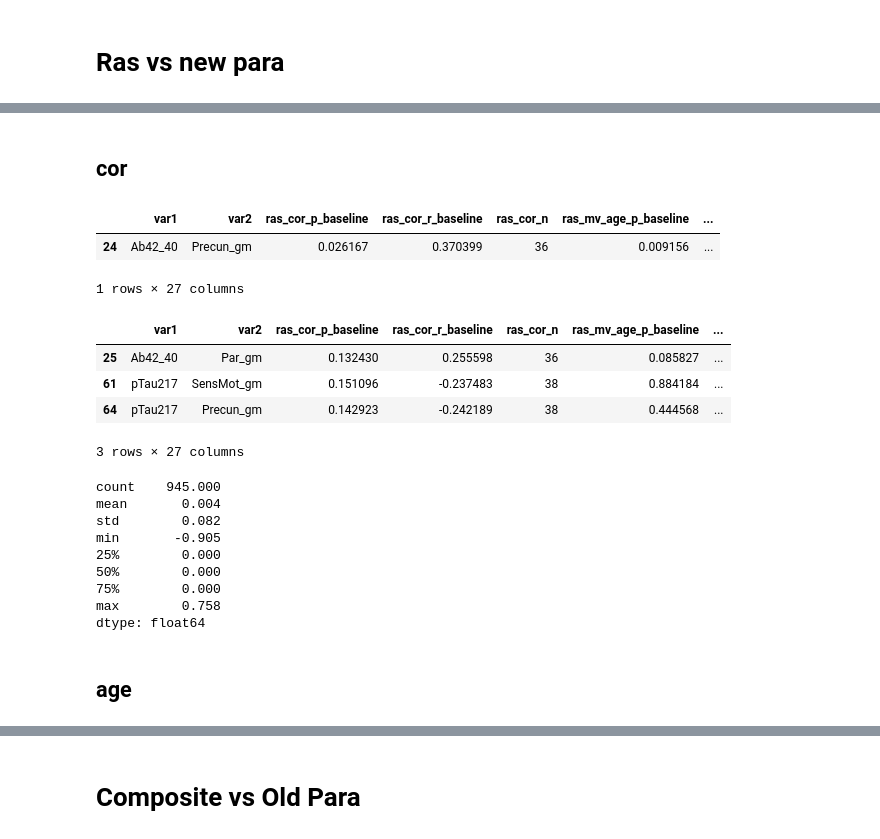
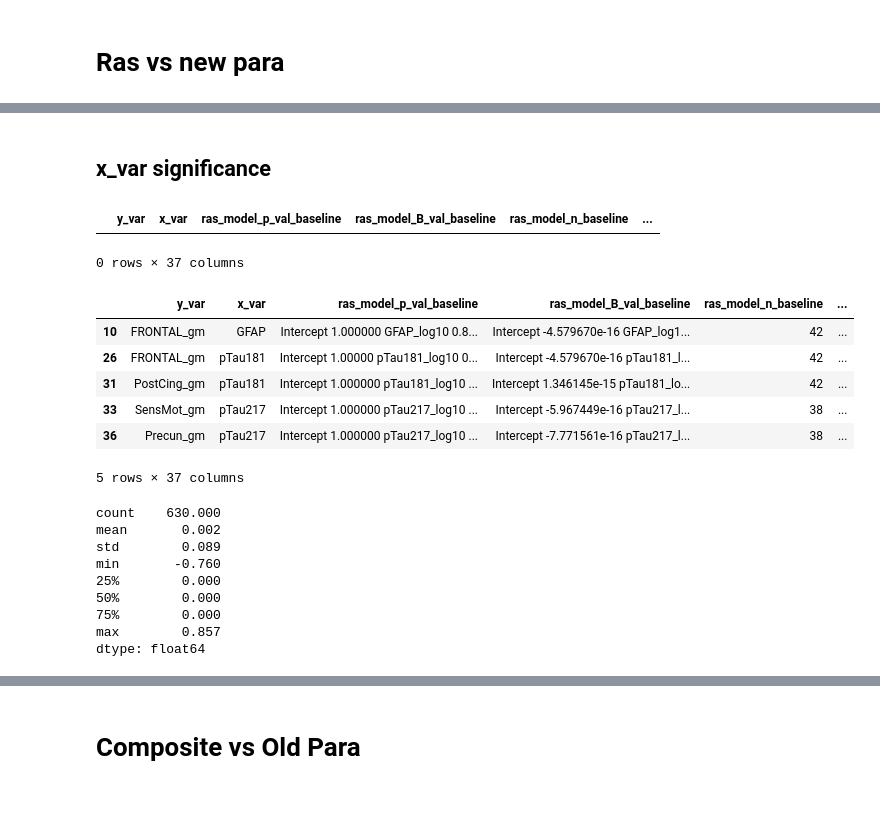
Before and after one commit to lnkoenig/ptau-217-and-FDG-PET-AD---official-copy, a Jupyter notebook: 06_FDG_plasma_rr_comparisons.ipynb, the cells around one changed output, grey strips where cells are left out. Saved outputs shown, nothing was run; the diff lists cells and outputs as text; code cells hidden in the pictures; blank space fills up the shorter version.

```diff
--- a/06_FDG_plasma_rr_comparisons.ipynb
+++ b/06_FDG_plasma_rr_comparisons.ipynb
@@ -48,0 +40,20 @@ rename_columns = ['cor_p_baseline', 'cor_r_baseline', 'cor_n',
+# %%
+x_var_list = ['Ab42_40', 'GFAP', 'NFL', 'pTau181', 'pTau217', 'pTau231']
+y_var_list = ['RASref1_gm', 'Paracentral_gm', 'Ab42_log10', 'pTau181_Ab42_log10', 'Ab40_log10']
+results_composite = results_composite[results_composite['x_var'].isin(x_var_list) & ~results_composite['y_var'].isin(y_var_list)]
+results_pons = results_pons[results_pons['x_var'].isin(x_var_list) & ~results_pons['y_var'].isin(y_var_list)]
+results_para = results_para[results_para['x_var'].isin(x_var_list) & ~results_para['y_var'].isin(y_var_list)]
+results_new_para = results_new_para[results_new_para['x_var'].isin(x_var_list) & ~results_new_para['y_var'].isin(y_var_list)]
+results_ras = results_ras[results_ras['x_var'].isin(x_var_list) & ~results_ras['y_var'].isin(y_var_list)]
+results_subset_new_para = results_subset_new_para[results_subset_new_para['x_var'].isin(x_var_list) & ~results_subset_new_para['y_var'].isin(y_var_list)]
+#results_orig_new_para = results_orig_new_para[results_orig_new_para['x_var'].isin(x_var_list) & ~results_orig_new_para['y_var'].isin(y_var_list)]
+# %%
+rename_columns = ['model_p_val_baseline', 'model_B_val_baseline',
+'model_n_baseline',
+       'model_p_val_Intercept', 'model_B_val_Intercept',
+       'model_p_val_x_var', 'model_B_val_x_var',
+        'model_p_val_age','model_B_val_age',
+       'model_p_val_Education_years', 'model_B_val_Education_years',
+       'model_p_val_sex[T.M]', 'model_B_val_sex[T.M]',
+        'model_p_val_apoe4_carrier[T.Yes]', 'model_B_val_apoe4_carrier[T.Yes]',
+         'model_p_val_race[T.White/NH]', 'model_B_val_race[T.White/NH]']
@@ -486,30 +304,29 @@ ras_new_para
-# %% [markdown]
-## cor
+# %% [markdown]
+## x_var significance
 # %%
-ras_new_para[(ras_new_para['ras_cor_p_baseline'] < 0.05) & (ras_new_para['new_para_cor_p_baseline'] >= 0.05)]
+ras_new_para[(ras_new_para['ras_model_p_val_x_var'] < 0.05) & (ras_new_para['new_para_model_p_val_x_var'] >= 0.05)]
 # %% [output]
-|  | var1 | var2 | ras_cor_p_baseline | ras_cor_r_baseline | ras_cor_n | ras_mv_age_p_baseline | ... |
-| 24 | Ab42_40 | Precun_gm | 0.026167 | 0.370399 | 36 | 0.009156 | ... |
+|  | y_var | x_var | ras_model_p_val_baseline | ras_model_B_val_baseline | ras_model_n_baseline | ... |
-1 rows × 27 columns
+0 rows × 37 columns
 # %%
-ras_new_para[(ras_new_para['ras_cor_p_baseline'] >= 0.05) & (ras_new_para['new_para_cor_p_baseline'] < 0.05)]
+ras_new_para[(ras_new_para['ras_model_p_val_x_var'] >= 0.05) & (ras_new_para['new_para_model_p_val_x_var'] < 0.05)]
 # %% [output]
-|  | var1 | var2 | ras_cor_p_baseline | ras_cor_r_baseline | ras_cor_n | ras_mv_age_p_baseline | ... |
-| 25 | Ab42_40 | Par_gm | 0.132430 | 0.255598 | 36 | 0.085827 | ... |
-| 61 | pTau217 | SensMot_gm | 0.151096 | -0.237483 | 38 | 0.884184 | ... |
-| 64 | pTau217 | Precun_gm | 0.142923 | -0.242189 | 38 | 0.444568 | ... |
+|  | y_var | x_var | ras_model_p_val_baseline | ras_model_B_val_baseline | ras_model_n_baseline | ... |
+| 10 | FRONTAL_gm | GFAP | Intercept 1.000000 GFAP_log10 0.8... | Intercept -4.579670e-16 GFAP_log1... | 42 | ... |
+| 26 | FRONTAL_gm | pTau181 | Intercept 1.00000 pTau181_log10 0... | Intercept -4.579670e-16 pTau181_l... | 42 | ... |
+| 31 | PostCing_gm | pTau181 | Intercept 1.000000 pTau181_log10 ... | Intercept 1.346145e-15 pTau181_lo... | 42 | ... |
+| 33 | SensMot_gm | pTau217 | Intercept 1.000000 pTau217_log10 ... | Intercept -5.967449e-16 pTau217_l... | 38 | ... |
+| 36 | Precun_gm | pTau217 | Intercept 1.000000 pTau217_log10 ... | Intercept -7.771561e-16 pTau217_l... | 38 | ... |
-3 rows × 27 columns
+5 rows × 37 columns
 # %%
-(ras_new_para['ras_cor_p_baseline']  - ras_new_para['new_para_cor_p_baseline']).describe().round(3)
+(ras_new_para['ras_model_p_val_x_var']  - ras_new_para['new_para_model_p_val_x_var']).describe().round(3)
 # %% [output]
-count    945.000
-mean       0.004
-std        0.082
-min       -0.905
+count    630.000
+mean       0.002
+std        0.089
+min       -0.760
 25%        0.000
 50%        0.000
 75%        0.000
-max        0.758
+max        0.857
 dtype: float64
-# %% [markdown]
-## age
```
Also changed, not shown: parts of 148 cells of this notebook.
